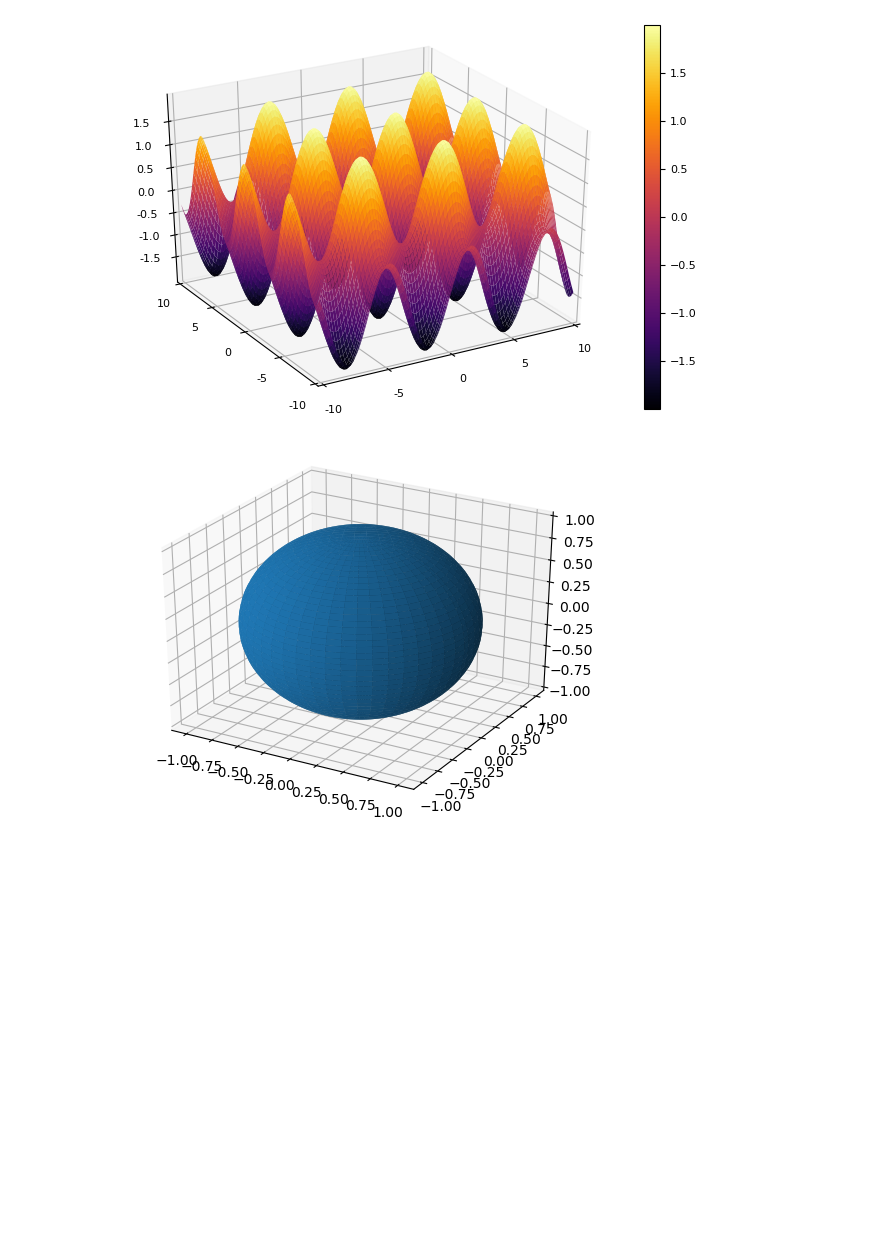
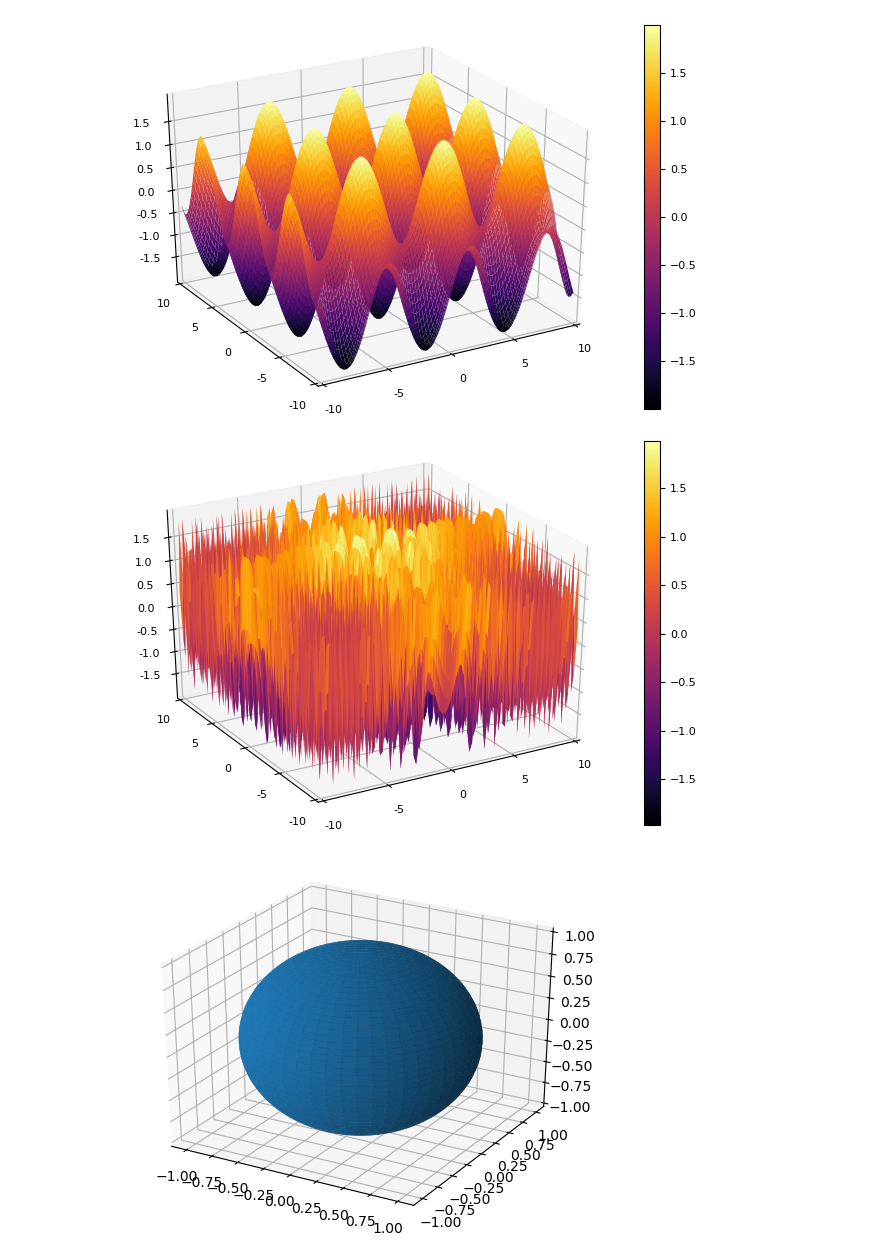
Before and after one commit to fengyfei/julia-notes, a Jupyter notebook: triangle/3d.ipynb, the cells around one changed output. Saved outputs shown, nothing was run; the diff lists cells and outputs as text; code cells hidden in the pictures; blank space fills up the shorter version.

```diff
--- a/triangle/3d.ipynb
+++ b/triangle/3d.ipynb
@@ -17,6 +10,18 @@ f(x, y) = sin(x) + cos(y)
 plot(x, y, f, st = :surface, camera = (-30, 30))
 # %% [output]
 [figure]
+# %%
+using Plots
+pyplot()
+
+n = 100
+x = range(-10, stop = 10, length = n)
+y = range(-10, stop = 10, length = n)
+f(x, y) = sin(x^2) + cos(y^2)
+
+plot(x, y, f, st = :surface, camera = (-30, 30))
+# %% [output]
+[figure, added]
 # %%
 using Plots
 pyplot()
```
Also changed, not shown: parts of 2 cells of this notebook, 1 other file.
